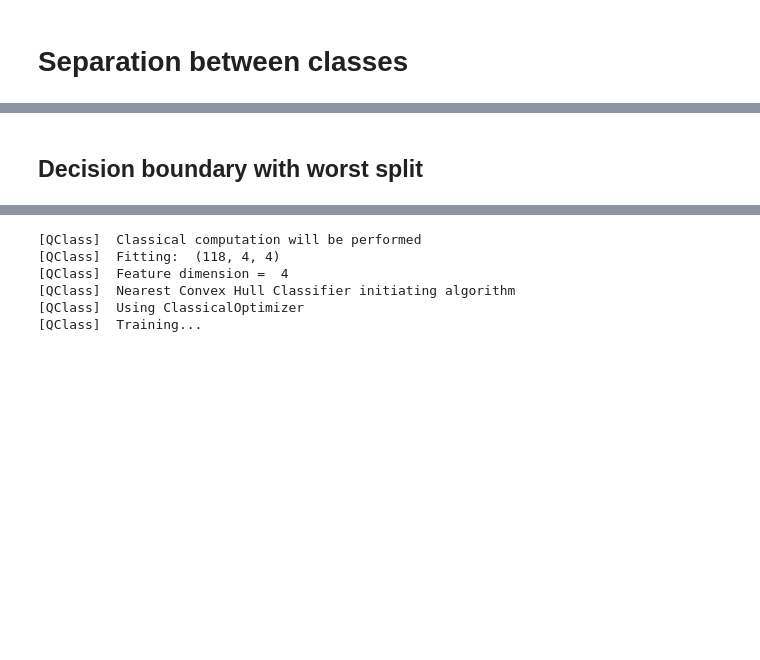
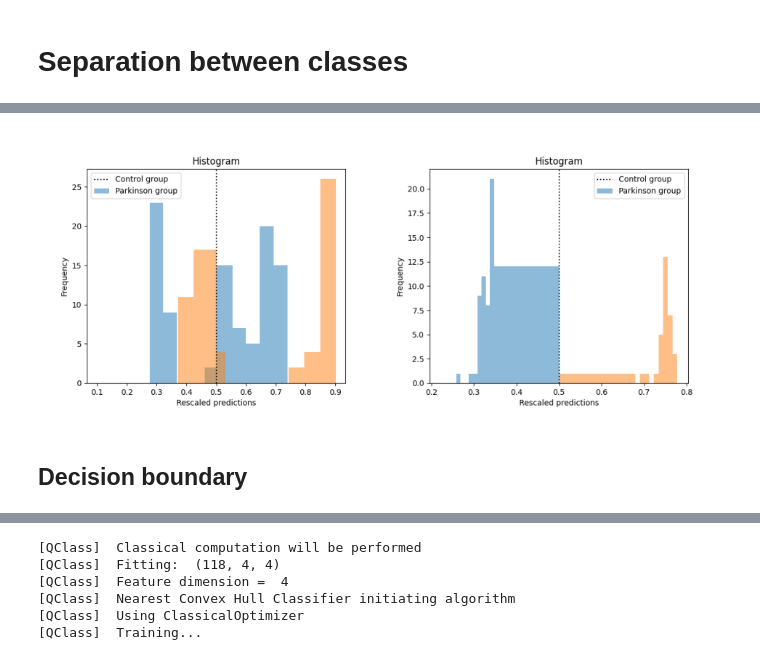
Before and after one commit to jiggychauhi/QC-Gait-Analysis, a Jupyter notebook: notebook_clean.ipynb, the cells around one changed output, grey strips where cells are left out. Saved outputs shown, nothing was run; the diff lists cells and outputs as text; code cells hidden in the pictures; blank space fills up the shorter version.

```diff
--- a/notebook_clean.ipynb
+++ b/notebook_clean.ipynb
@@ -373,14 +421,0 @@ plot_bihist(dists, y_test)
-# %%
-# Best split
-it = cv.split(X, y, groups)
-it.__next__()
-it.__next__()
-it.__next__()
-it.__next__()
-train_index, test_index = it.__next__()
-X_train_best, y_train_best = X[train_index], y[train_index]
-X_test_best, y_test_best = X[test_index], y[test_index]
-
-dists = pipe_mdm.fit(X_train_best, y_train_best).transform(X_test_best)
-plot_biscatter(dists, y_test_best)
-plot_bihist(dists, y_test_best)
@@ -391,5 +422,13 @@ plot_bihist(dists, y_test_best)
+# %%
+fig1 = plot_bihist(dists, y_test)
+fig1.axes[0].legend(['Control group', 'Parkinson group'])
+fig2 = plot_bihist(dists_best, y_test_best)
+fig2.axes[0].legend(['Control group', 'Parkinson group'])
+fig = merge_2axes(fig1, fig2)
+# %% [output]
+[figure, added]
 # %% [markdown]
-## Decision boundary with worst split
+## Decision boundary
 # %%
 pre_proc = make_pipeline(
     CSP(nfilter=2, log=False),
```
Also changed, not shown: parts of 14 cells of this notebook.
